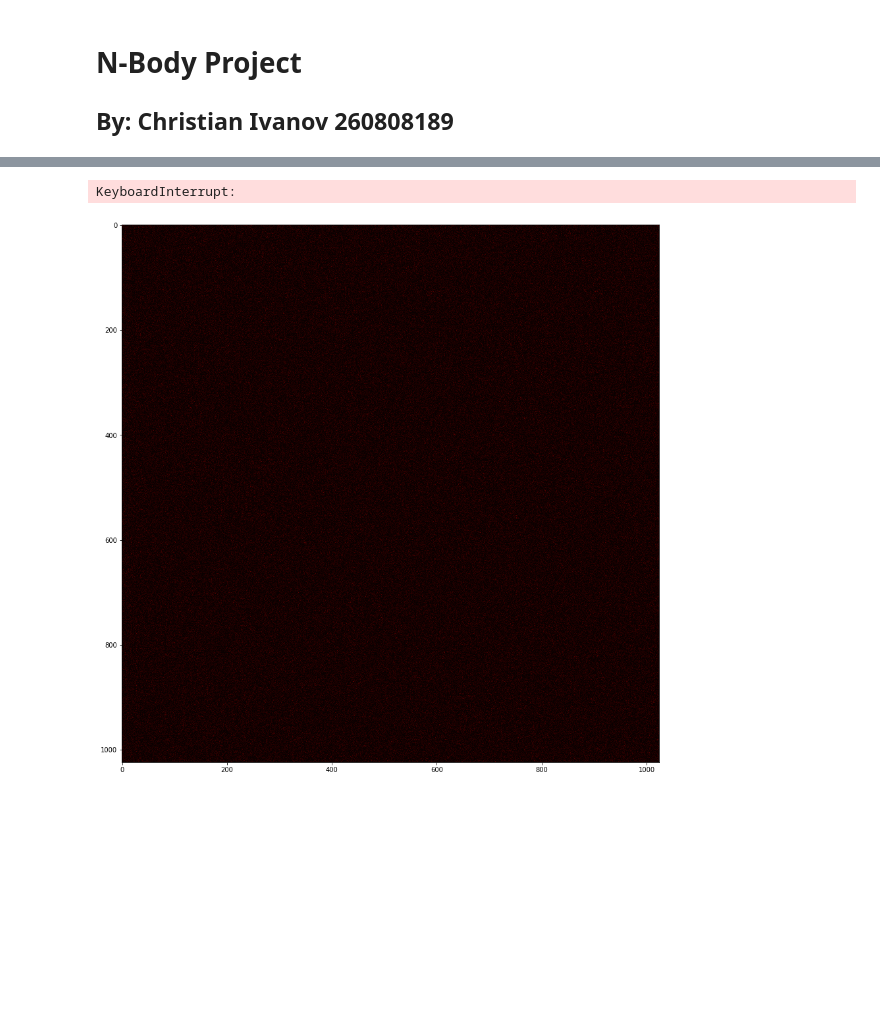
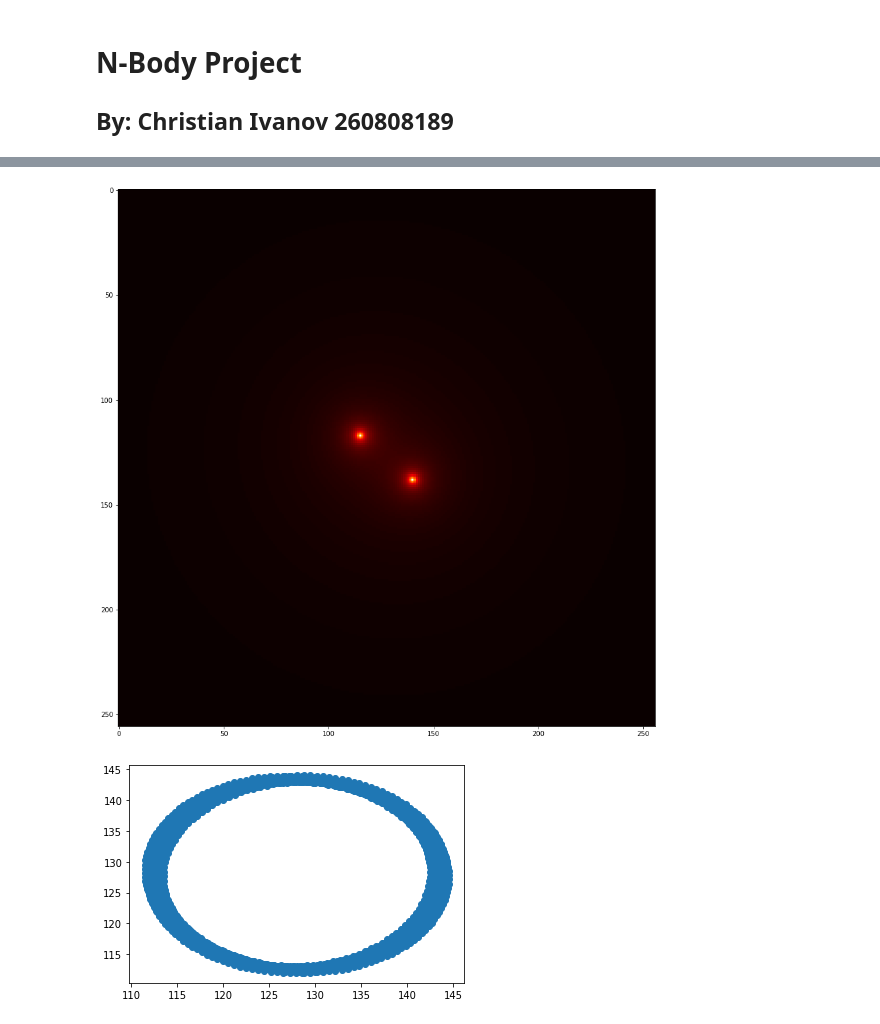
Before and after one commit to ChristianIvanov422/Phys512-Assignments, a Jupyter notebook: Phys512-Nbody/Nbody.ipynb, the cells around one changed output, grey strips where cells are left out. Cells and saved outputs as stored; diff of their text form; code cells hidden in the pictures; blank space fills up the shorter version.

```diff
--- a/Phys512-Nbody/Nbody.ipynb
+++ b/Phys512-Nbody/Nbody.ipynb
@@ -234,28 +244,0 @@ plt.show()
-# %%
-n = 256
-npart = 2
-dt = 0.1
-
-m = np.ones(npart)
-#m[0]=1000
-#pos = n*np.random.rand(2,npart)
-#pos[0,0]=pos[1,0]=n/2
-
-
-#vel = np.zeros((2,npart))
-#vel[0,0]=vel[1,0]=0
-
-#vel = 10000*np.random.rand(2,npart)-0.5
-
-pos = np.asarray([[n/2,n/2],[7*n/16,9*n/16]])
-vel = np.asarray([[7,-7],[0.0,0.0]])
-# %%
-n = 1024
-npart = 1000000
-dt = 0.1
-m = np.ones(npart)
-pos = n*np.random.rand(2,npart)
-vel = np.zeros((2,npart))
-softening = 0.05
-G = 1
-Gk = Green_func_fourrier(n,G,softening)
@@ -268,7 +245,19 @@ def takestep(self):
-# %%
-fig = plt.figure(figsize=[15,15])
-ani = animation.FuncAnimation(fig,takestep,frames=400,interval=50)
-ani.save('Yeetsimus.mp4')
-# %% [output]
-KeyboardInterrupt:
-[figure, removed]
+# %%
+nruns = 1000
+px=[]
+py=[]
+for j in range(nruns):
+
+    pot,rho,pos,vel,E = take_step_periodic(n,npart,pos,vel,m,Gk,dt)
+    px.append(pos[0])
+    py.append(pos[1])
+    clear_output(wait = True)
+    plt.figure(figsize=[15,15])
+    plt.imshow(pot,cmap = plt.cm.hot)
+    plt.show()
+    plt.pause(0.0001)
+plt.scatter(px,py)
+plt.show()
+# %% [output]
+[figure, added]
+[figure, added]
```
Also changed, not shown: parts of 71 cells of this notebook, 5 other files.
